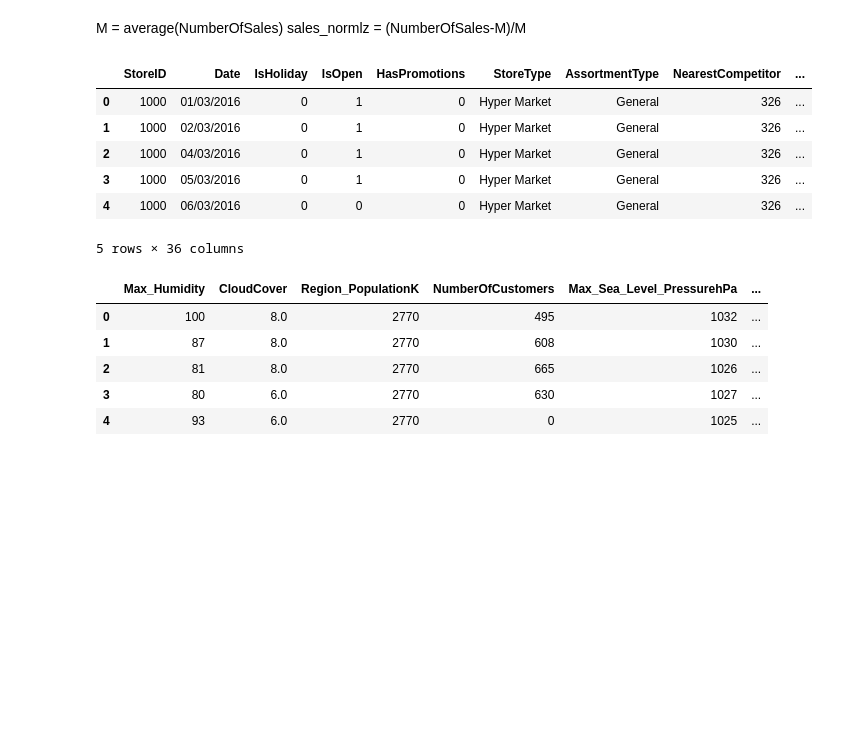
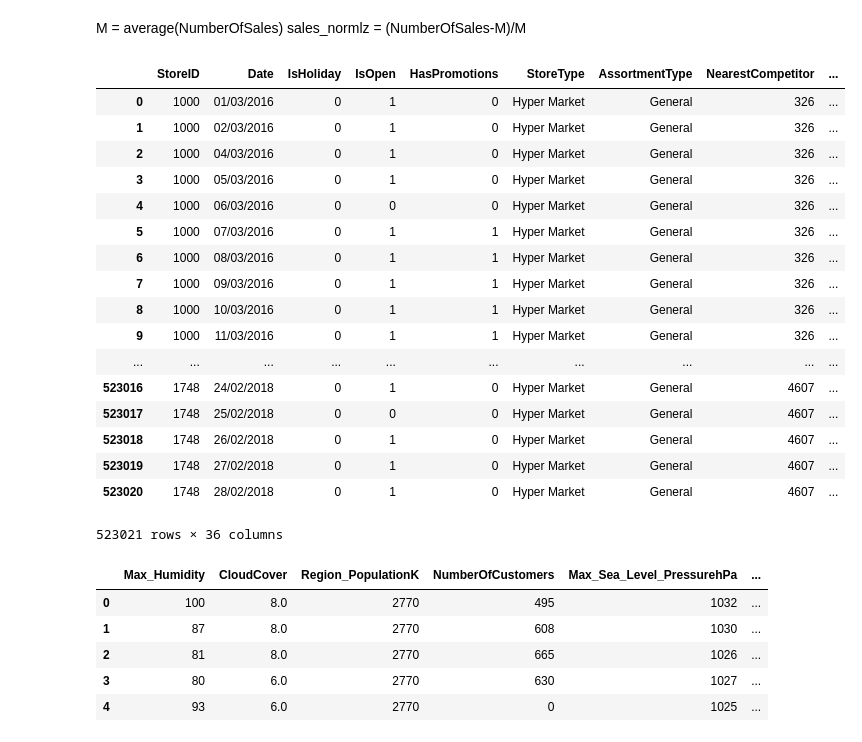
Before and after one commit to mirkomantovani/DMTM-project-BIP, a Jupyter notebook: __normalize_sales_funct.ipynb, the cells around one changed output. Saved outputs shown, nothing was run; the diff lists cells and outputs as text; code cells hidden in the pictures; blank space fills up the shorter version.

```diff
--- a/__normalize_sales_funct.ipynb
+++ b/__normalize_sales_funct.ipynb
@@ -6,23 +6,32 @@ sales_normlz = (NumberOfSales-M)/M
 # %%
 from dataset_features import numerical
 import pandas as pd
 import numpy as np
 import matplotlib.pyplot as plt
 
 df = pd.read_csv('./dataset/train.csv')
 # reduce dataset size to speed up computation
 
-df = df[df.index<100]
-
-df.head()
+df
 # %% [output]
 |  | StoreID | Date | IsHoliday | IsOpen | HasPromotions | StoreType | AssortmentType | NearestCompetitor | ... |
 | 0 | 1000 | 01/03/2016 | 0 | 1 | 0 | Hyper Market | General | 326 | ... |
 | 1 | 1000 | 02/03/2016 | 0 | 1 | 0 | Hyper Market | General | 326 | ... |
 | 2 | 1000 | 04/03/2016 | 0 | 1 | 0 | Hyper Market | General | 326 | ... |
 | 3 | 1000 | 05/03/2016 | 0 | 1 | 0 | Hyper Market | General | 326 | ... |
 | 4 | 1000 | 06/03/2016 | 0 | 0 | 0 | Hyper Market | General | 326 | ... |
+| 5 | 1000 | 07/03/2016 | 0 | 1 | 1 | Hyper Market | General | 326 | ... |
+| 6 | 1000 | 08/03/2016 | 0 | 1 | 1 | Hyper Market | General | 326 | ... |
+| 7 | 1000 | 09/03/2016 | 0 | 1 | 1 | Hyper Market | General | 326 | ... |
+| 8 | 1000 | 10/03/2016 | 0 | 1 | 1 | Hyper Market | General | 326 | ... |
+| 9 | 1000 | 11/03/2016 | 0 | 1 | 1 | Hyper Market | General | 326 | ... |
+| ... | ... | ... | ... | ... | ... | ... | ... | ... | ... |
+| 523016 | 1748 | 24/02/2018 | 0 | 1 | 0 | Hyper Market | General | 4607 | ... |
+| 523017 | 1748 | 25/02/2018 | 0 | 0 | 0 | Hyper Market | General | 4607 | ... |
+| 523018 | 1748 | 26/02/2018 | 0 | 1 | 0 | Hyper Market | General | 4607 | ... |
+| 523019 | 1748 | 27/02/2018 | 0 | 1 | 0 | Hyper Market | General | 4607 | ... |
+| 523020 | 1748 | 28/02/2018 | 0 | 1 | 0 | Hyper Market | General | 4607 | ... |
-5 rows × 36 columns
+523021 rows × 36 columns
 # %%
 df = df[numerical]
 df.head()
```
Also changed, not shown: parts of 1 cell of this notebook, 3 other files.
